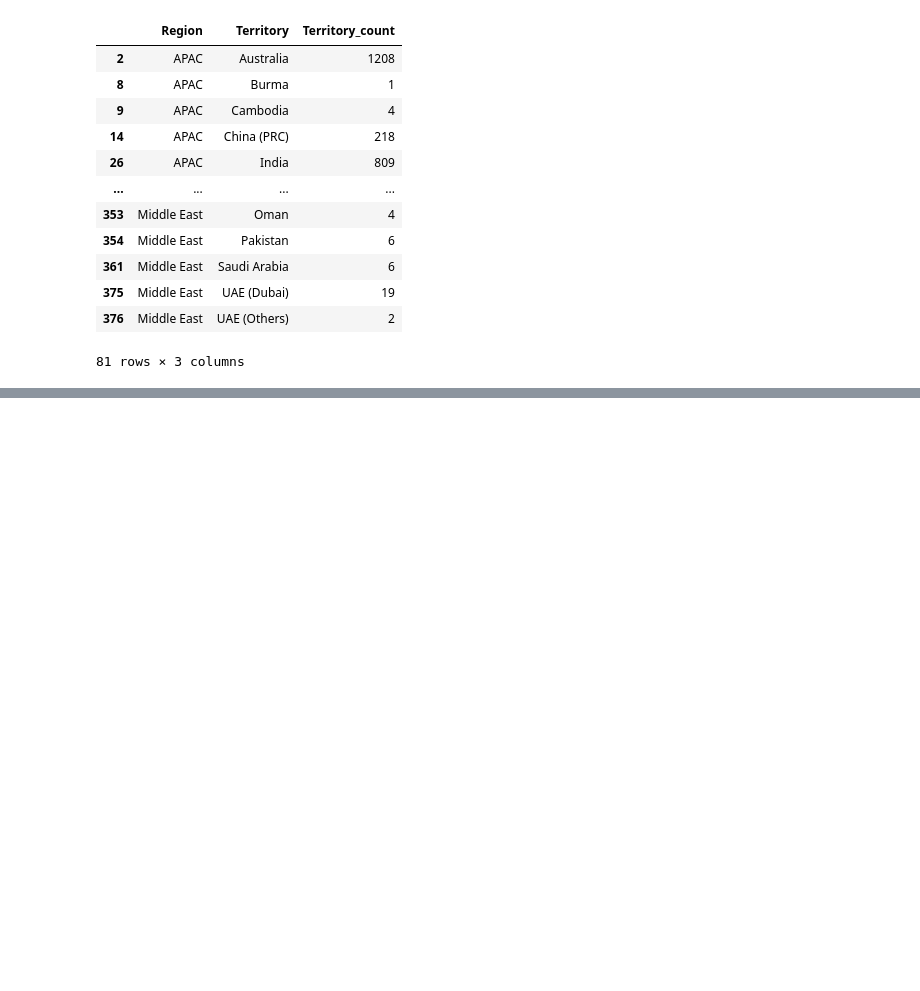
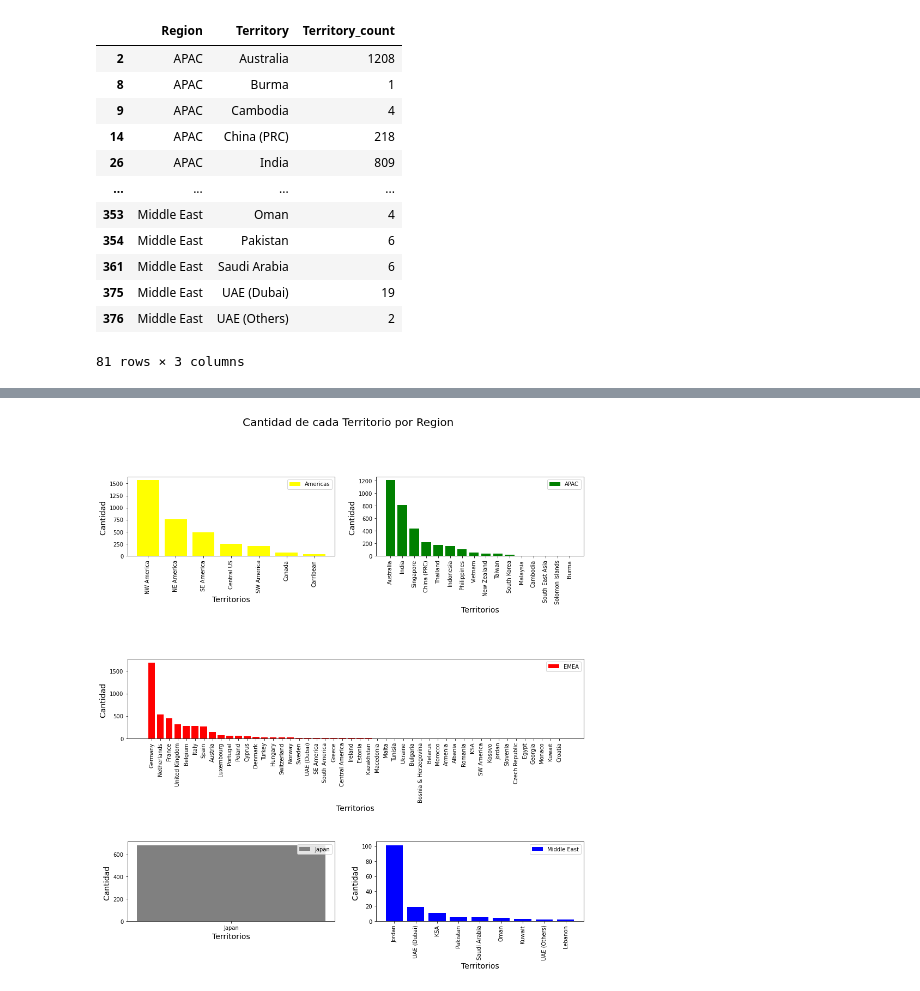
Before and after one commit to MauricioFIUBA/TP1OrganizacionDeDatos, a Jupyter notebook: Analisis_1.ipynb, the cells around one changed output, grey strips where cells are left out. Drawn from its saved outputs; the diff is of its cells as text; code cells hidden in the pictures; blank space fills up the shorter version.

```diff
--- a/Analisis_1.ipynb
+++ b/Analisis_1.ipynb
@@ -265,0 +274,67 @@ Text(0, 0.5, 'Longitud en caracteres')
+# %%
+# library
+import matplotlib.pyplot as plt
+
+plt.figure(figsize=(15, 15))
+
+plt.subplot(3,2,1)
+#plt.title('Americas')
+x=np.array(region_territorio[region_territorio['Region']=='Americas']['Territory'])
+y=np.array(region_territorio[region_territorio['Region']=='Americas']['Territory_count'])
+plt.bar(x,y,color='yellow',label='Americas')#,label=cat[i]
+z=np.array(region_territorio[region_territorio['Region']=='Americas']['Territory'])
+plt.xticks(np.arange(len(z)),z, rotation=90)
+plt.xlabel('Territorios', size = 14)
+plt.ylabel('Cantidad ', size = 14)
+plt.legend( loc=1)
+
+plt.subplot(3,2,2)
+#plt.title('APAC')
+x1=np.array(region_territorio[region_territorio['Region']=='APAC']['Territory'])
+y1=np.array(region_territorio[region_territorio['Region']=='APAC']['Territory_count'])
+plt.bar(x1,y1,color='green',align ='center',label='APAC')#,label=cat[i]
+z=np.array(region_territorio[region_territorio['Region']=='APAC']['Territory'])
+plt.xticks(np.arange(len(z)),z, rotation=90)
+plt.xlabel('Territorios', size = 14)
+plt.ylabel('Cantidad ', size = 14)
+plt.legend( loc=1)
+
+plt.subplot(3,2,(3,4))
+#plt.title('EMEA')
+x2=np.array(region_territorio[region_territorio['Region']=='EMEA']['Territory'])
+y2=np.array(region_territorio[region_territorio['Region']=='EMEA']['Territory_count'])
+plt.bar(x2,y2,color='red',align ='center',label='EMEA')#,label=cat[i]
+z=np.array(region_territorio[region_territorio['Region']=='EMEA']['Territory'])
+plt.xticks(np.arange(len(z)),z, rotation=90)
+plt.xlabel('Territorios', size = 14)
+plt.ylabel('Cantidad ', size = 14)
+plt.legend( loc=1)
+
+plt.subplot(3,2,5)
+#plt.title('Japan')
+x3=np.array(region_territorio[region_territorio['Region']=='Japan']['Territory'])
+y3=np.array(region_territorio[region_territorio['Region']=='Japan']['Territory_count'])
+plt.bar(x3,y3,width = 0.1,color='grey',label='Japan')#,label=cat[i]
+#plt.xticks(np.arange(len(z)),z)
+plt.xlabel('Territorios', size = 14)
+plt.ylabel('Cantidad ', size = 14)
+plt.legend( loc=1)
+
+plt.subplot(3,2,6)
+#plt.title('Middle East')
+x4=np.array(region_territorio[region_territorio['Region']=='Middle East']['Territory'])
+y4=np.array(region_territorio[region_territorio['Region']=='Middle East']['Territory_count'])
+plt.bar(x4,y4,color='blue',align ='center',label='Middle East')#,label=cat[i]
+z=np.array(region_territorio[region_territorio['Region']=='Middle East']['Territory'])
+plt.xticks(np.arange(len(z)),z, rotation=90)
+plt.xlabel('Territorios', size = 14)
+plt.ylabel('Cantidad ', size = 14)
+plt.legend( loc=1)
+
+plt.subplots_adjust(hspace=1.3)
+plt.xlabel('Territorios', size = 14)
+plt.ylabel('Cantidad ', size = 14)
+plt.suptitle('Cantidad de cada Territorio por Region', fontsize=20)
+plt.show()
+# %% [output]
+[figure, added]
```
Also changed, not shown: parts of 10 cells of this notebook.
